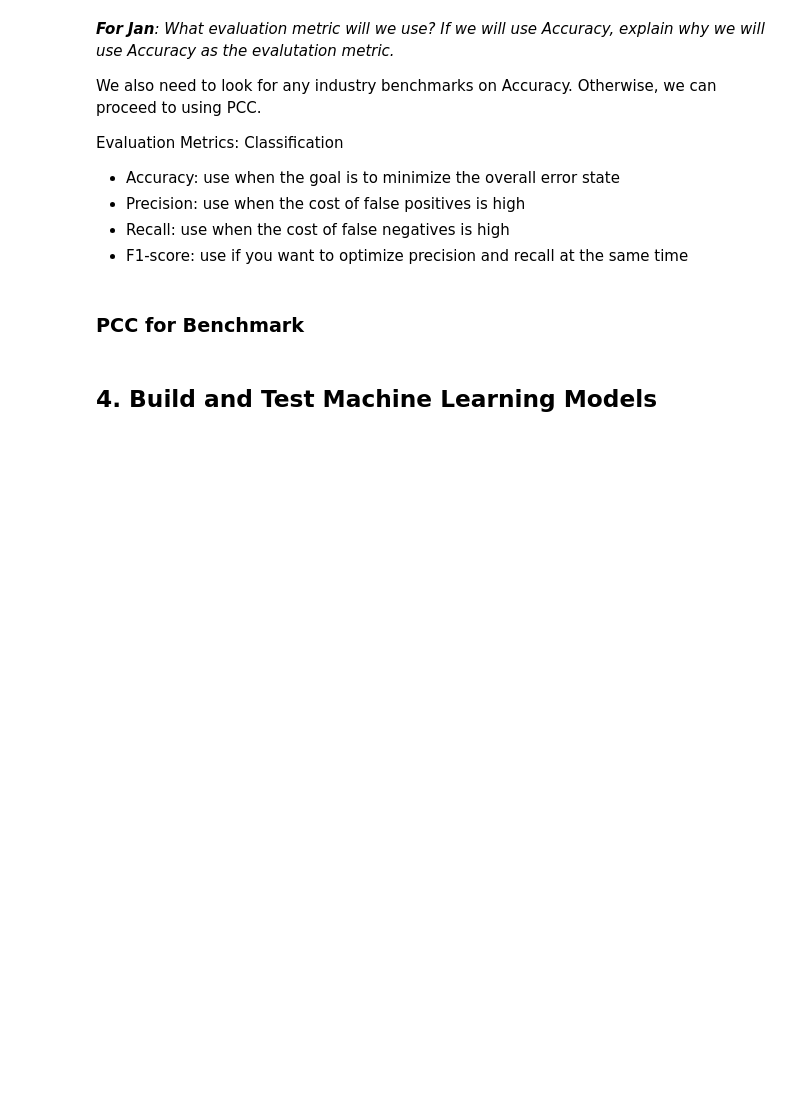
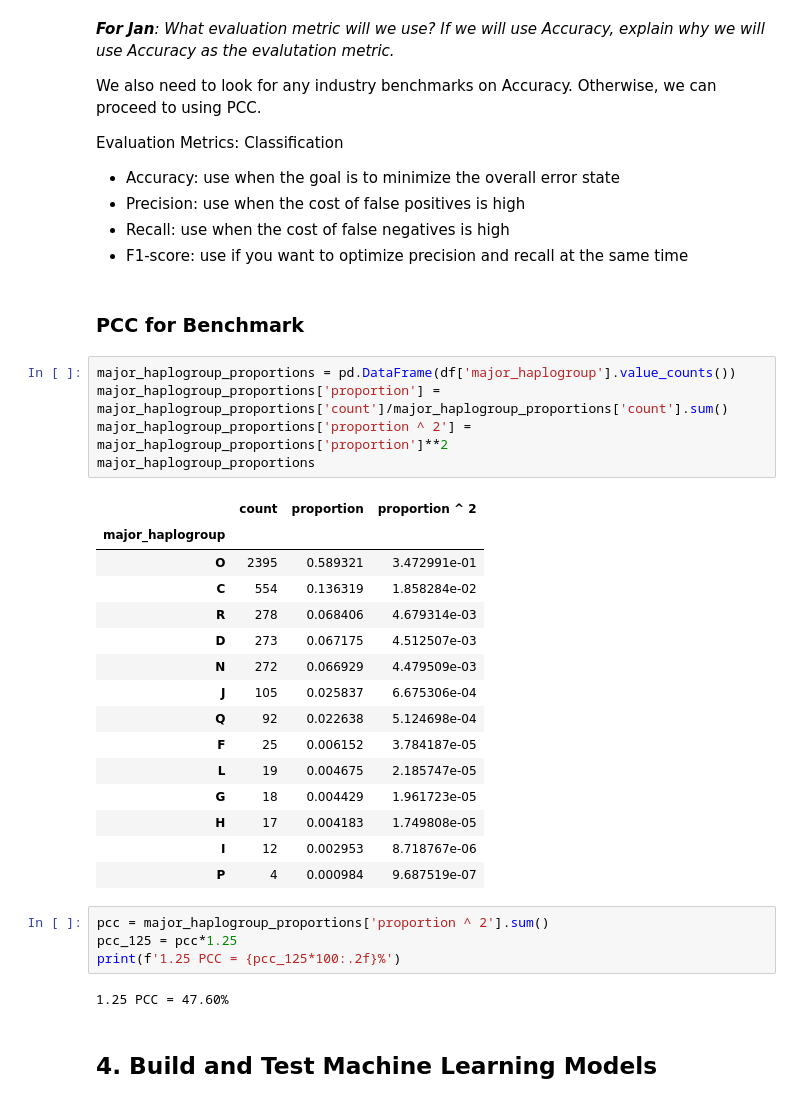
Before and after one commit to kibindy/LT8_final_project, a Jupyter notebook: Scratch_Kevin.ipynb, the cells around one changed output. Cells and saved outputs as stored; diff of their text form; blank space fills up the shorter version.

```diff
--- a/Scratch_Kevin.ipynb
+++ b/Scratch_Kevin.ipynb
@@ -73,6 +73,33 @@ Evaluation Metrics: Classification
 - F1-score: use if you want to optimize precision and recall at the same time
 # %% [markdown]
 ### PCC for Benchmark
+# %%
+major_haplogroup_proportions = pd.DataFrame(df['major_haplogroup'].value_counts())
+major_haplogroup_proportions['proportion'] = major_haplogroup_proportions['count']/major_haplogroup_proportions['count'].sum()
+major_haplogroup_proportions['proportion ^ 2'] = major_haplogroup_proportions['proportion']**2
+major_haplogroup_proportions
+# %% [output]
+|  | count | proportion | proportion ^ 2 |
+| major_haplogroup |  |  |  |
+| O | 2395 | 0.589321 | 3.472991e-01 |
+| C | 554 | 0.136319 | 1.858284e-02 |
+| R | 278 | 0.068406 | 4.679314e-03 |
+| D | 273 | 0.067175 | 4.512507e-03 |
+| N | 272 | 0.066929 | 4.479509e-03 |
+| J | 105 | 0.025837 | 6.675306e-04 |
+| Q | 92 | 0.022638 | 5.124698e-04 |
+| F | 25 | 0.006152 | 3.784187e-05 |
+| L | 19 | 0.004675 | 2.185747e-05 |
+| G | 18 | 0.004429 | 1.961723e-05 |
+| H | 17 | 0.004183 | 1.749808e-05 |
+| I | 12 | 0.002953 | 8.718767e-06 |
+| P | 4 | 0.000984 | 9.687519e-07 |
+# %%
+pcc = major_haplogroup_proportions['proportion ^ 2'].sum()
+pcc_125 = pcc*1.25
+print(f'1.25 PCC = {pcc_125*100:.2f}%')
+# %% [output]
+1.25 PCC = 47.60%
 # %% [markdown]
 ## 4. Build and Test Machine Learning Models
 # %%
```
